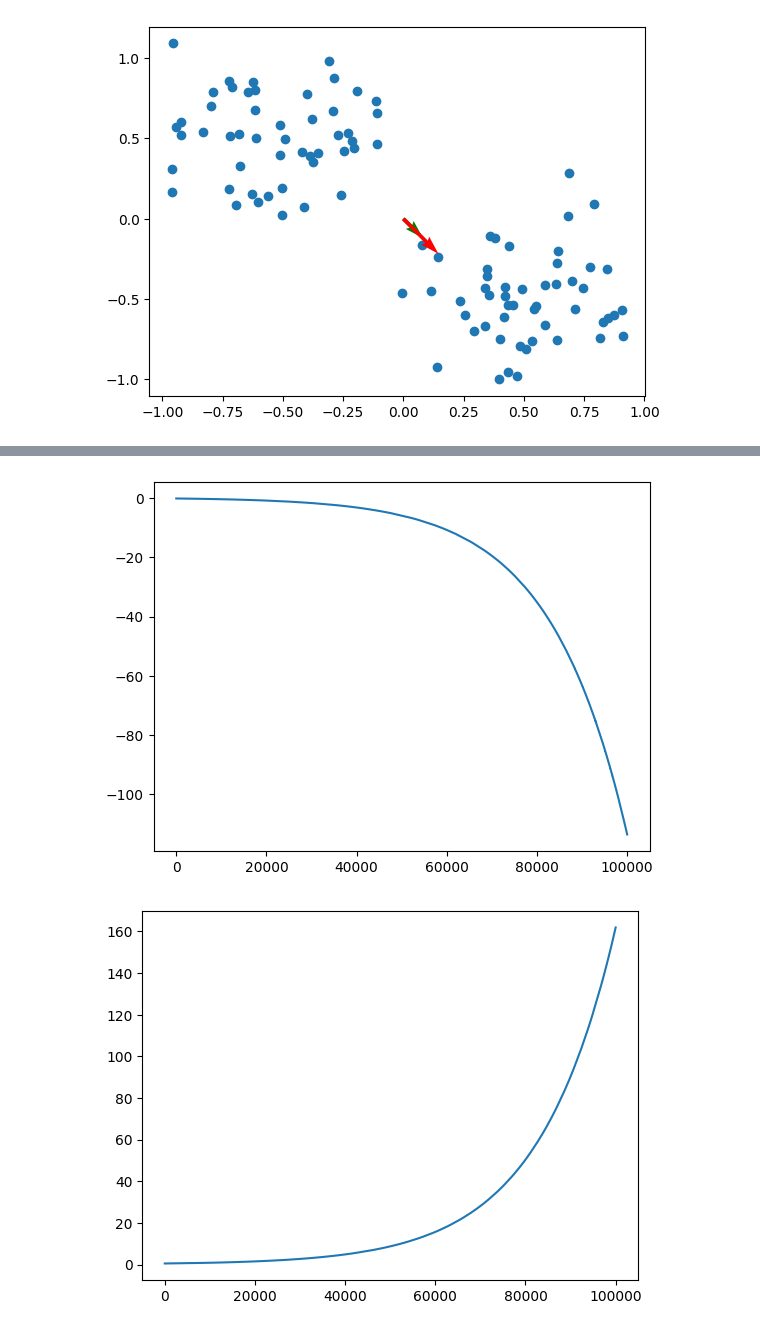
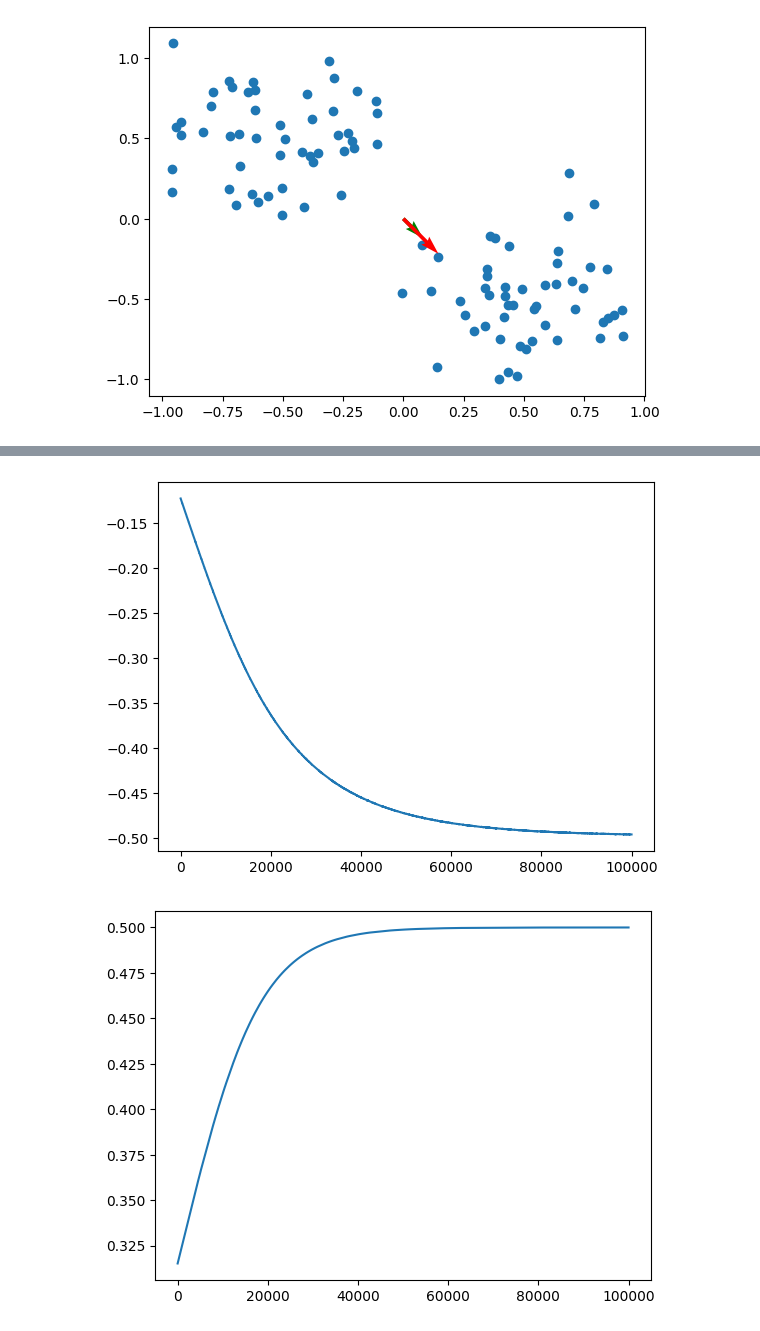
Before and after one commit to JacopoRaffi/CNS_Assignments, a Jupyter notebook: LAB2/main.ipynb, the cells around one changed output, grey strips where cells are left out. Drawn from its saved outputs; the diff is of its cells as text; code cells hidden in the pictures.

Commit message:
tested Oja Rule

```diff
--- a/LAB2/main.ipynb
+++ b/LAB2/main.ipynb
@@ -14,7 +14,7 @@ data_df.head()
 | 1 | -0.43265 | -0.53858 | -0.35825 | -0.95307 | -0.59757 | -0.73190 | -0.75979 | -0.31302 | -0.56459 | -0.97972 | ... | ... |
 2 rows × 100 columns
 # %%
-hebb = HebbRule(input_size=2)
+hebb = OjaRule(input_size=2)
 print(hebb.w)
 epoch = 1000
 
@@ -53,9 +53,9 @@ plt.show()
 plt.plot(range(0, 100*epoch+1), [w[1] for w in w_history])
 plt.show()
 # %% [output]
-[figure, old version]
+[figure, new version]
 # %%
-plt.plot(range(0, epoch*100), norm_history)
+plt.plot(range(0, epoch*100), np.power(norm_history, 2))
 plt.show()
 # %% [output]
-[figure, old version]
+[figure, new version]
```
Also changed, not shown: parts of 1 cell of this notebook.
